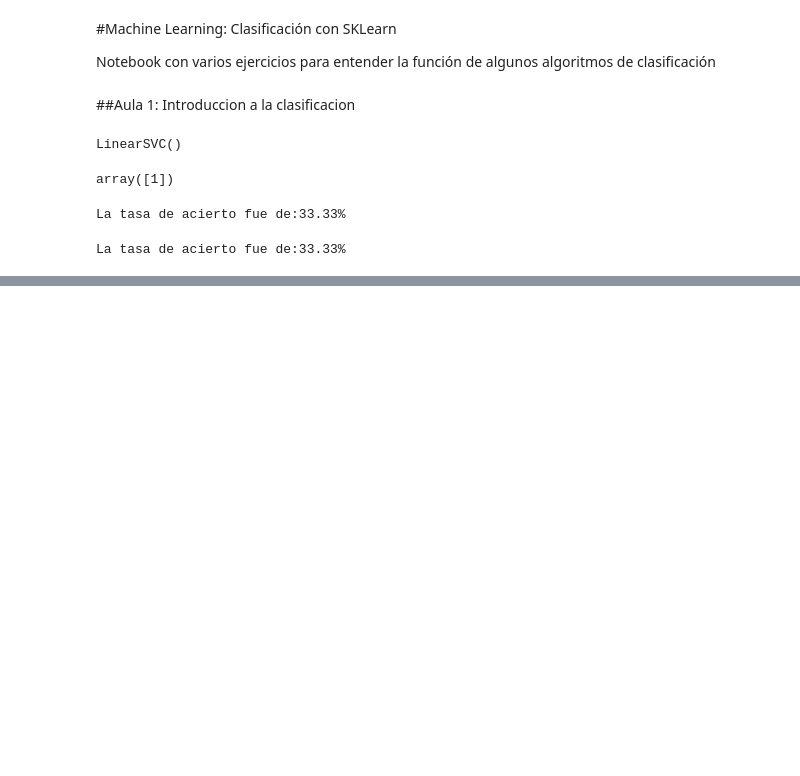
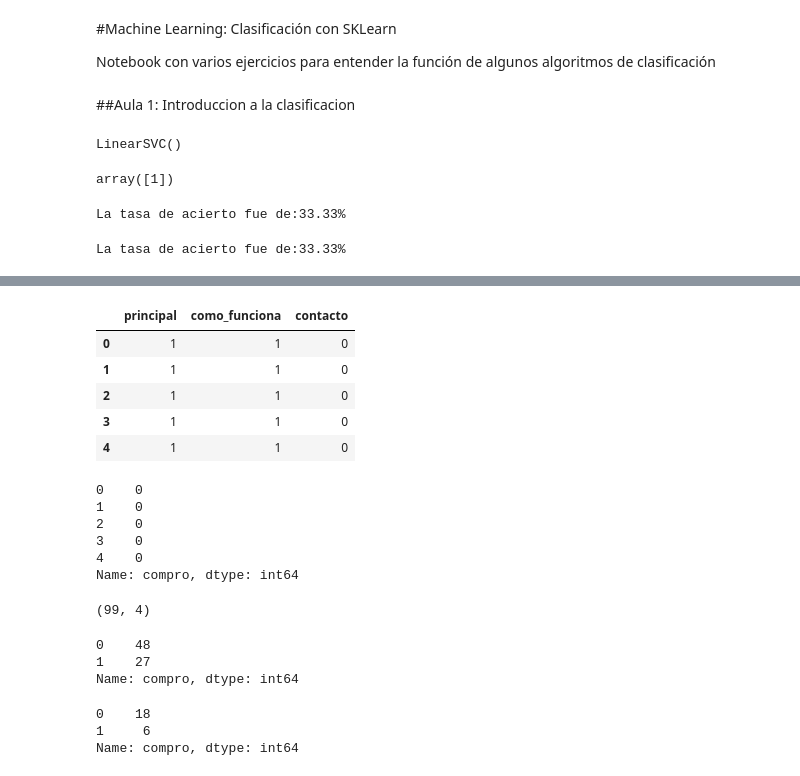
Before and after one commit to AdrianCPC/Bases_clasificacion_ML, a Jupyter notebook: ML_Clasificacion_SKLearn.ipynb, the cells around one changed output, grey strips where cells are left out. Drawn from its saved outputs; the diff is of its cells as text; code cells hidden in the pictures; blank space fills up the shorter version.

```diff
--- a/ML_Clasificacion_SKLearn.ipynb
+++ b/ML_Clasificacion_SKLearn.ipynb
@@ -64,0 +95,24 @@ La tasa de acierto fue de:33.33%
+# %%
+x = datos[['principal','como_funciona','contacto']]
+x.head()
+# %% [output]
+|  | principal | como_funciona | contacto |
+| 0 | 1 | 1 | 0 |
+| 1 | 1 | 1 | 0 |
+| 2 | 1 | 1 | 0 |
+| 3 | 1 | 1 | 0 |
+| 4 | 1 | 1 | 0 |
+# %%
+y=datos.compro
+y.head()
+# %% [output]
+0    0
+1    0
+2    0
+3    0
+4    0
+Name: compro, dtype: int64
+# %%
+datos.shape
+# %% [output]
+(99, 4)
@@ -64,0 +124,12 @@ La tasa de acierto fue de:33.33%
+# %%
+y_train.value_counts()
+# %% [output]
+0    48
+1    27
+Name: compro, dtype: int64
+# %%
+y_test.value_counts()
+# %% [output]
+0    18
+1     6
+Name: compro, dtype: int64
```
Also changed, not shown: parts of 17 cells of this notebook.
